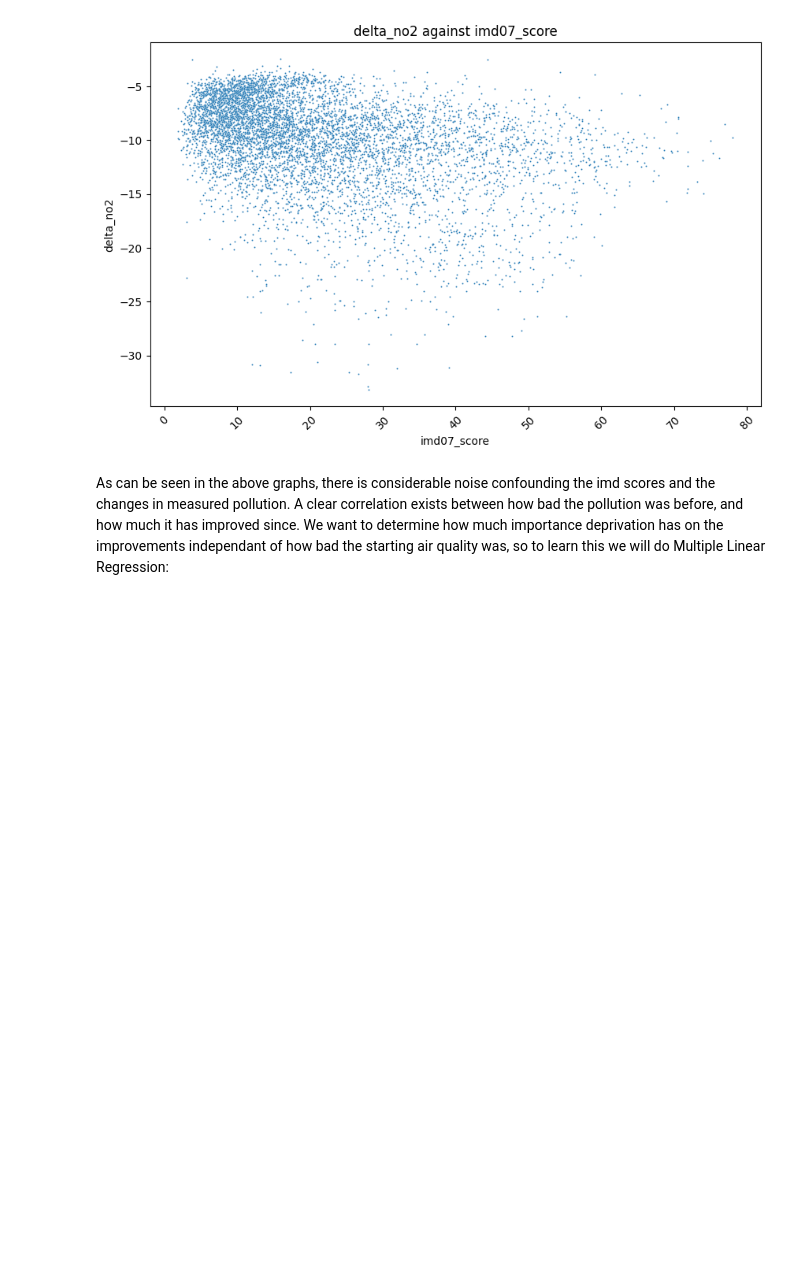
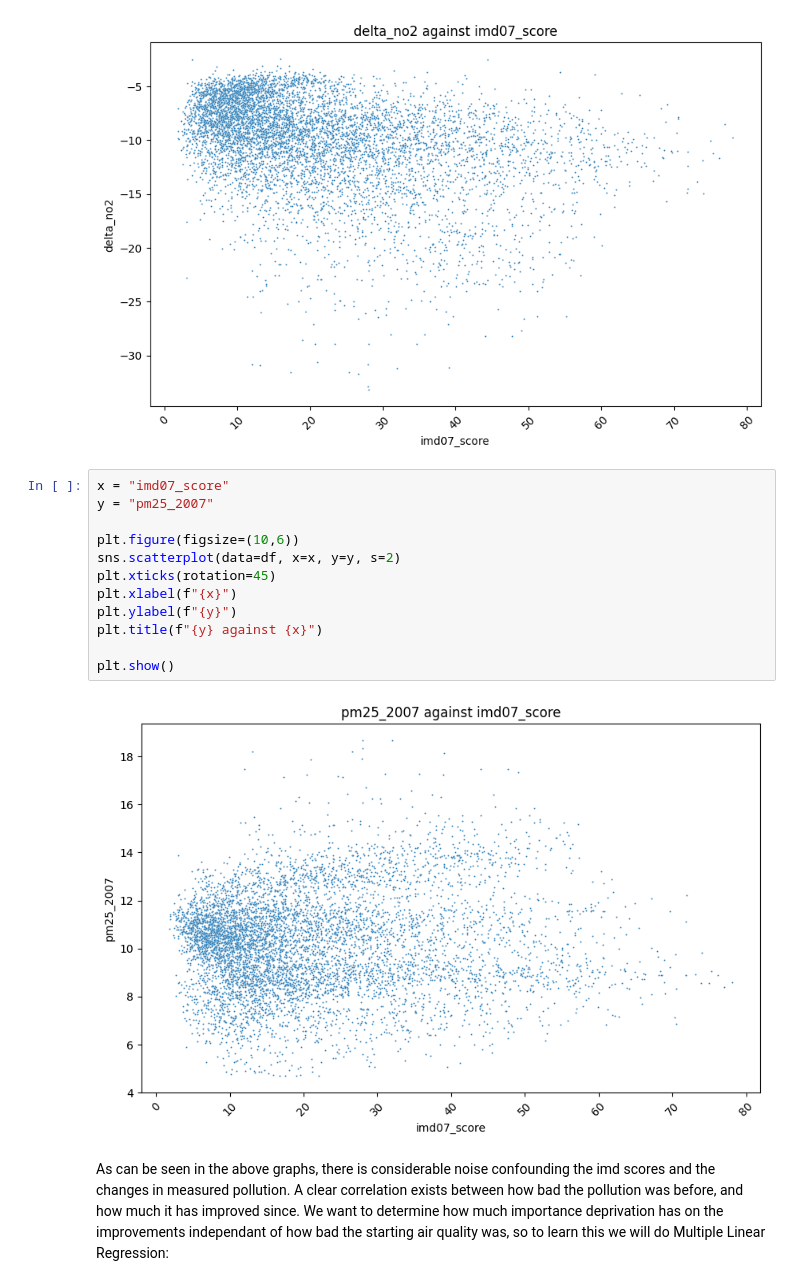
Before and after one commit to archie955/Environmental_Analysis, a Jupyter notebook: analysis.ipynb, the cells around one changed output. Cells and saved outputs as stored; diff of their text form; blank space fills up the shorter version.

```diff
--- a/analysis.ipynb
+++ b/analysis.ipynb
@@ -122,6 +122,20 @@ plt.title(f"{y} against {x}")
 plt.show()
 # %% [output]
 [figure]
+# %%
+x = "imd07_score"
+y = "pm25_2007"
+
+plt.figure(figsize=(10,6))
+sns.scatterplot(data=df, x=x, y=y, s=2)
+plt.xticks(rotation=45)
+plt.xlabel(f"{x}")
+plt.ylabel(f"{y}")
+plt.title(f"{y} against {x}")
+
+plt.show()
+# %% [output]
+[figure, added]
 # %% [markdown]
 As can be seen in the above graphs, there is considerable noise confounding the imd scores and the changes in measured pollution. A clear correlation exists between how bad the pollution was before, and how much it has improved since. We want to determine how much importance deprivation has on the improvements independant of how bad the starting air quality was, so to learn this we will do Multiple Linear Regression:
 # %%
```
Also changed, not shown: parts of 3 cells of this notebook.
